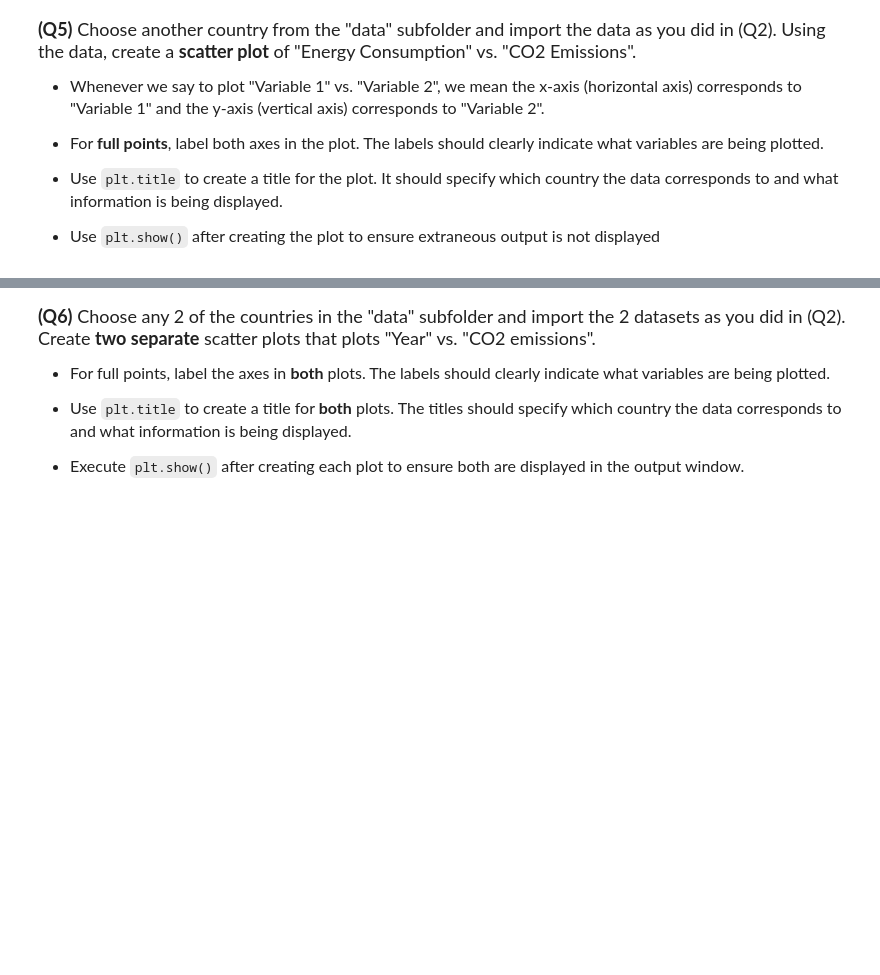
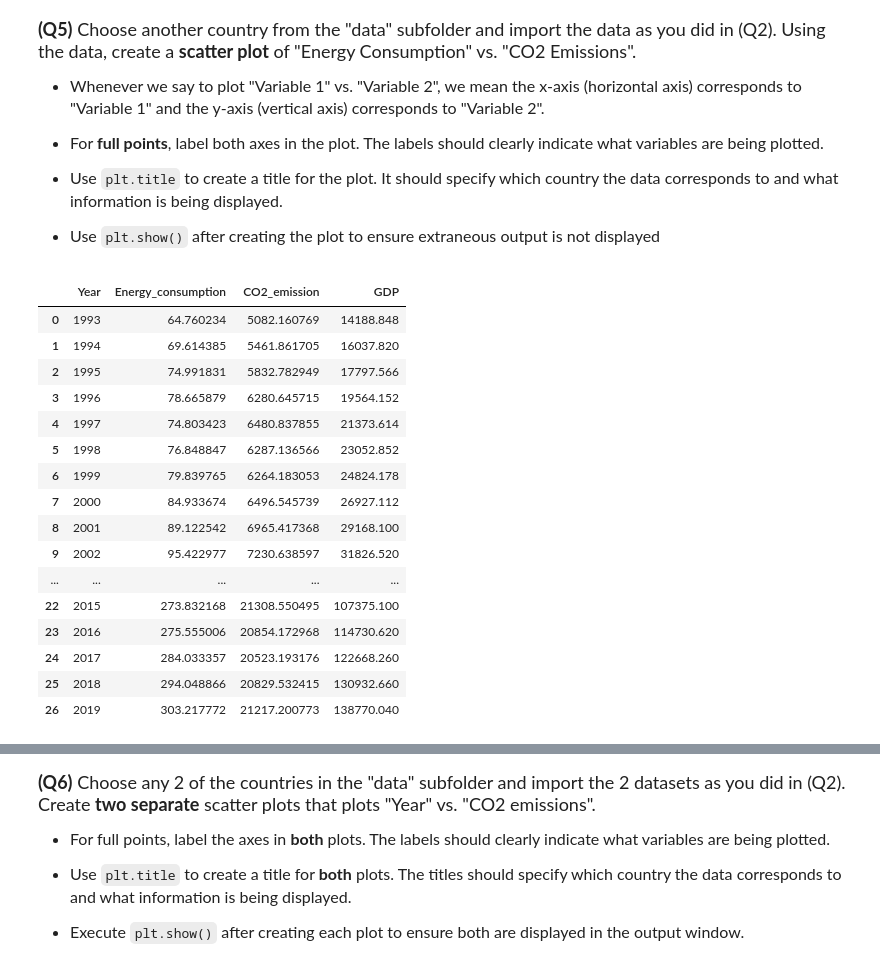
Before and after one commit to aagamapprakash/datasci151spring2026, a Jupyter notebook: _assignments/assignment_2/Assignment2.ipynb, the cells around one changed output, grey strips where cells are left out. Saved outputs shown, nothing was run; the diff lists cells and outputs as text; code cells hidden in the pictures; blank space fills up the shorter version.

```diff
--- a/_assignments/assignment_2/Assignment2.ipynb
+++ b/_assignments/assignment_2/Assignment2.ipynb
@@ -103,3 +154,25 @@ us_emissions["CO2_emission"].describe()
 - Use `plt.show()` after creating the plot to ensure extraneous output is not displayed
 # %%
 # Write your answer
+
+china_emissions = pd.read_csv("data/china_emission.csv")
+
+china_emissions
+# %% [output]
+|  | Year | Energy_consumption | CO2_emission | GDP |
+| 0 | 1993 | 64.760234 | 5082.160769 | 14188.848 |
+| 1 | 1994 | 69.614385 | 5461.861705 | 16037.820 |
+| 2 | 1995 | 74.991831 | 5832.782949 | 17797.566 |
+| 3 | 1996 | 78.665879 | 6280.645715 | 19564.152 |
+| 4 | 1997 | 74.803423 | 6480.837855 | 21373.614 |
+| 5 | 1998 | 76.848847 | 6287.136566 | 23052.852 |
+| 6 | 1999 | 79.839765 | 6264.183053 | 24824.178 |
+| 7 | 2000 | 84.933674 | 6496.545739 | 26927.112 |
+| 8 | 2001 | 89.122542 | 6965.417368 | 29168.100 |
+| 9 | 2002 | 95.422977 | 7230.638597 | 31826.520 |
+| ... | ... | ... | ... | ... |
+| 22 | 2015 | 273.832168 | 21308.550495 | 107375.100 |
+| 23 | 2016 | 275.555006 | 20854.172968 | 114730.620 |
+| 24 | 2017 | 284.033357 | 20523.193176 | 122668.260 |
+| 25 | 2018 | 294.048866 | 20829.532415 | 130932.660 |
+| 26 | 2019 | 303.217772 | 21217.200773 | 138770.040 |
```
Also changed, not shown: parts of 12 cells of this notebook.
